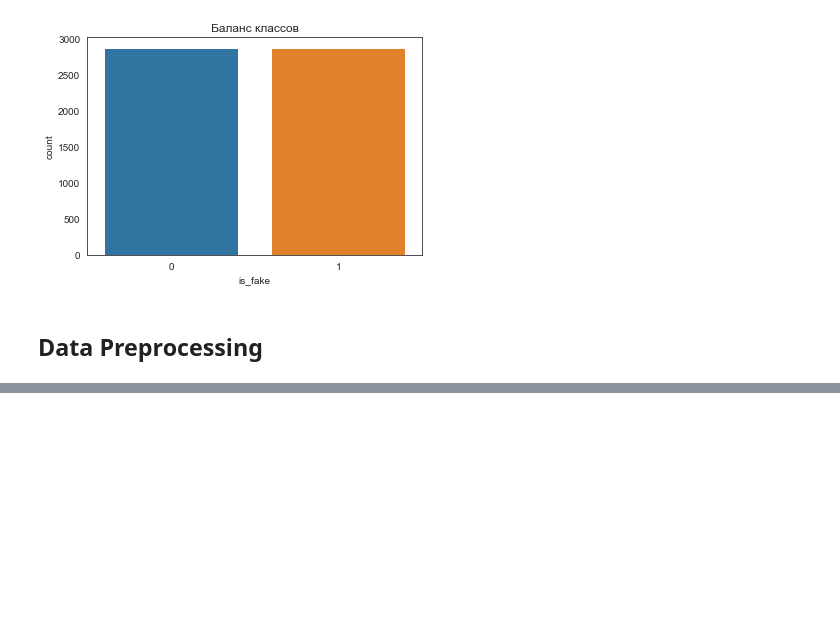
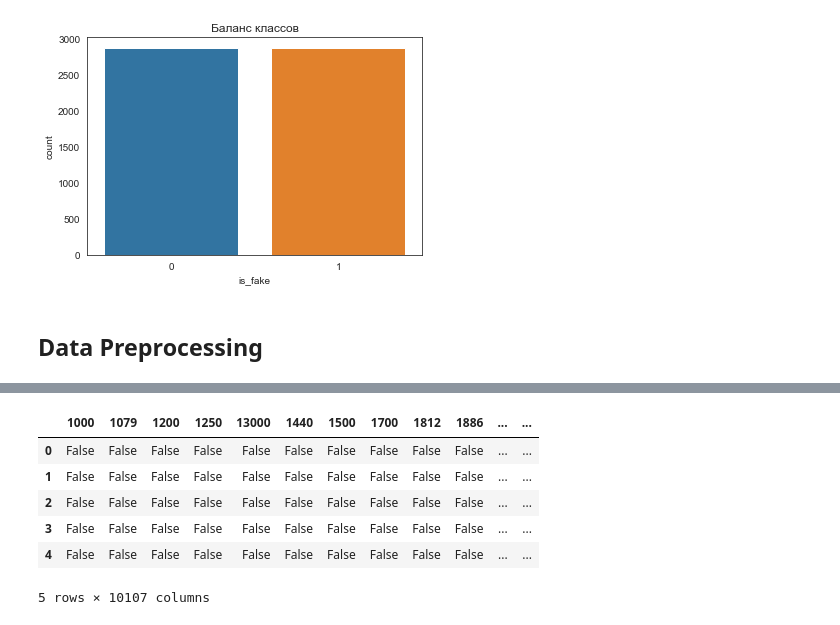
Before and after one commit to TayJen/------, a Jupyter notebook: research.ipynb, the cells around one changed output, grey strips where cells are left out. Saved outputs shown, nothing was run; the diff lists cells and outputs as text; code cells hidden in the pictures; blank space fills up the shorter version.

```diff
--- a/research.ipynb
+++ b/research.ipynb
@@ -31,0 +190,11 @@ plt.show()
+# %%
+new_df = pd.merge(new_df, df, how='inner', left_index=True, right_index=True)
+new_df.head()
+# %% [output]
+|  | 1000 | 1079 | 1200 | 1250 | 13000 | 1440 | 1500 | 1700 | 1812 | 1886 | ... | ... |
+| 0 | False | False | False | False | False | False | False | False | False | False | ... | ... |
+| 1 | False | False | False | False | False | False | False | False | False | False | ... | ... |
+| 2 | False | False | False | False | False | False | False | False | False | False | ... | ... |
+| 3 | False | False | False | False | False | False | False | False | False | False | ... | ... |
+| 4 | False | False | False | False | False | False | False | False | False | False | ... | ... |
+5 rows × 10107 columns
```
Also changed, not shown: parts of 25 cells of this notebook, 2 other files.
